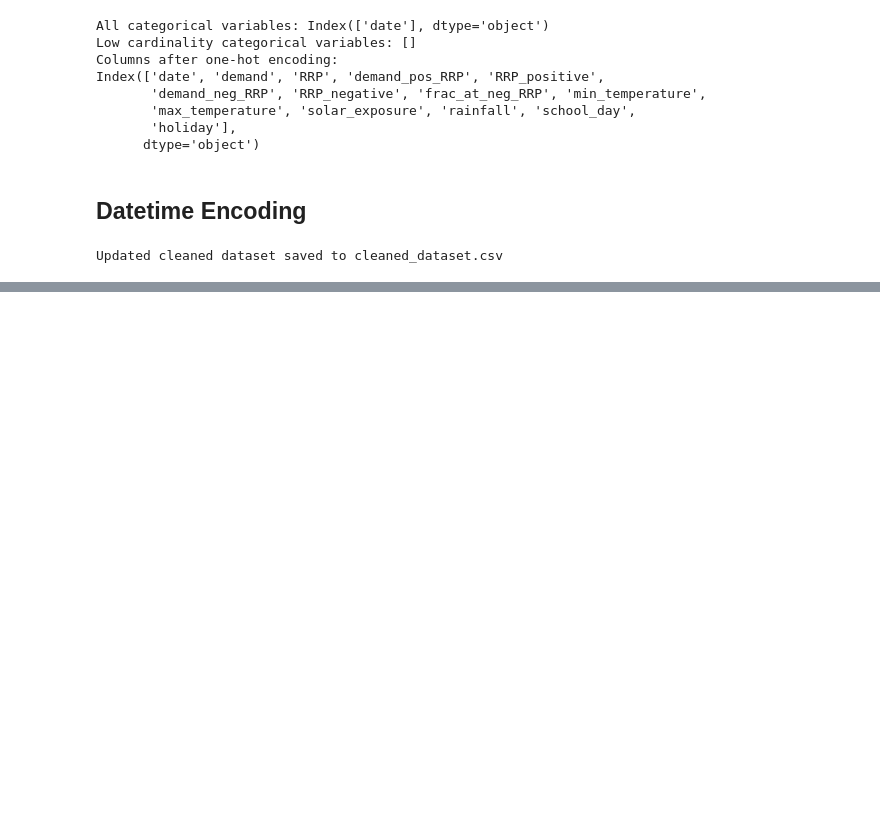
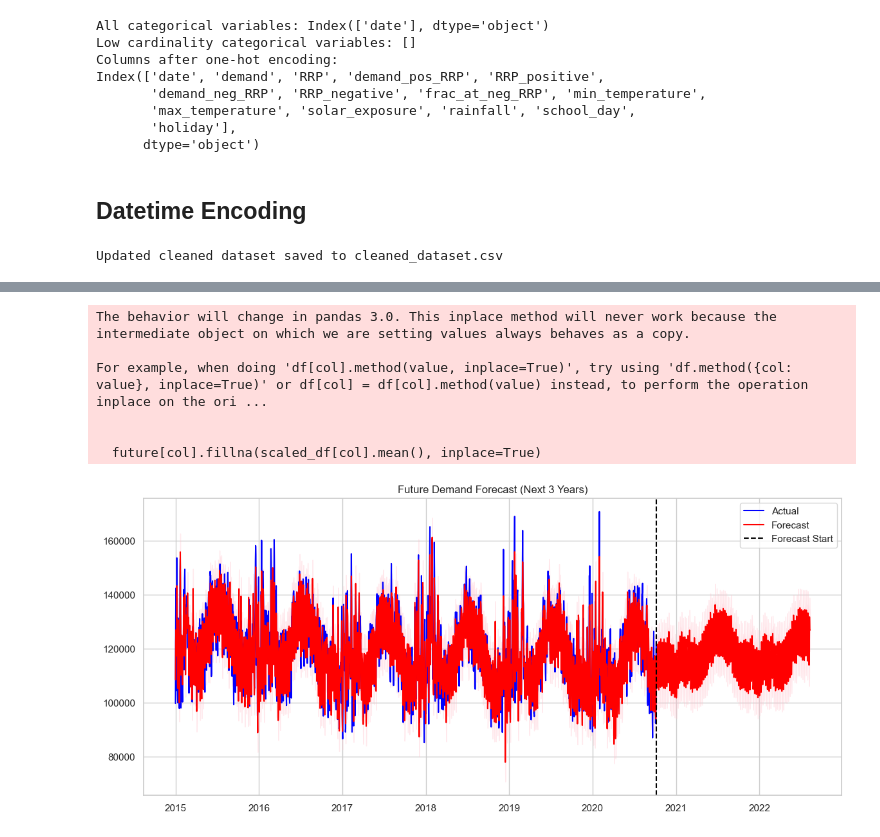
Before and after one commit to amalsalilan/Electricity_Demand-and_Price_ForecastingInfosys_Internship_Oct2025, a Jupyter notebook: main.ipynb, the cells around one changed output, grey strips where cells are left out. Saved outputs shown, nothing was run; the diff lists cells and outputs as text; code cells hidden in the pictures; blank space fills up the shorter version.

```diff
--- a/main.ipynb
+++ b/main.ipynb
@@ -793,0 +1091,38 @@ df_cleaned[numeric_cols] = scaler.fit_transform(df_cleaned[numeric_cols])
+# %%
+
+# 🔮 Predict Next 3 Years
+
+future = model.make_future_dataframe(periods=1095, freq='D')
+
+# Add the regressor values for future dates (if available, or fill with average values)
+future = future.merge(scaled_df[['ds', 'demand_lag_1', 'demand_lag_7',
+                                 'min_temperature', 'max_temperature', 'solar_exposure',
+                                 'rainfall', 'temp_rain_interaction', 'is_weekend', 'extreme_weather']],
+                      on='ds', how='left')
+
+# Fill missing future regressor values with mean or zeros (if unavailable)
+for col in ['demand_lag_1', 'demand_lag_7', 'min_temperature', 'max_temperature',
+            'solar_exposure', 'rainfall', 'temp_rain_interaction', 'is_weekend', 'extreme_weather']:
+    future[col].fillna(scaled_df[col].mean(), inplace=True)
+
+# Make the prediction
+forecast = model.predict(future)
+
+# 📈 Plot Future Forecast
+
+plt.figure(figsize=(14, 6))
+plt.plot(scaled_df['ds'], scaled_df['y'], label='Actual', color='blue')
+plt.plot(forecast['ds'], forecast['yhat'], label='Forecast', color='red')
+plt.fill_between(forecast['ds'], forecast['yhat_lower'], forecast['yhat_upper'], color='pink', alpha=0.3)
+plt.axvline(test_df['ds'].max(), color='black', linestyle='--', label='Forecast Start')
+plt.title('Future Demand Forecast (Next 3 Years)')
+plt.legend()
+plt.show()
+# %% [output]
+The behavior will change in pandas 3.0. This inplace method will never work because the intermediate object on which we are setting values always behaves as a copy.
+
+For example, when doing 'df[col].method(value, inplace=True)', try using 'df.method({col: value}, inplace=True)' or df[col] = df[col].method(value) instead, to perform the operation inplace on the ori ...
+
+
+  future[col].fillna(scaled_df[col].mean(), inplace=True)
+[figure, added]
```
Also changed, not shown: parts of 8 cells of this notebook.
